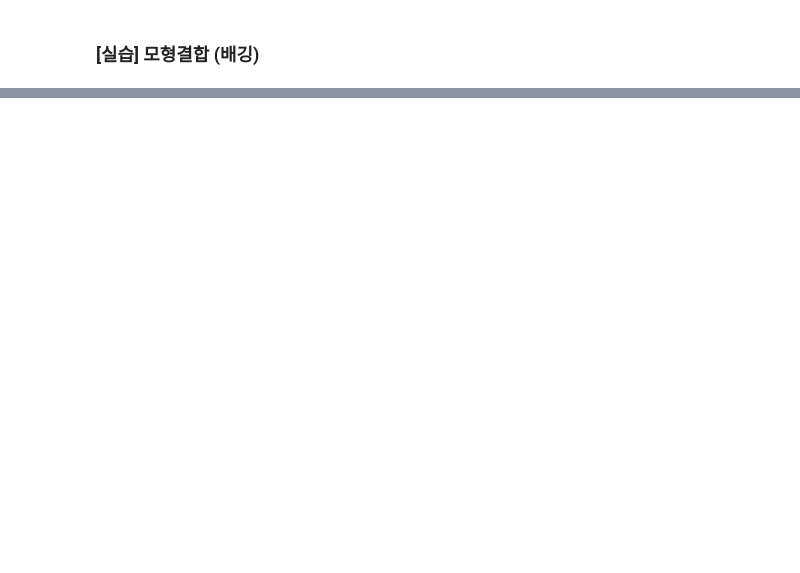
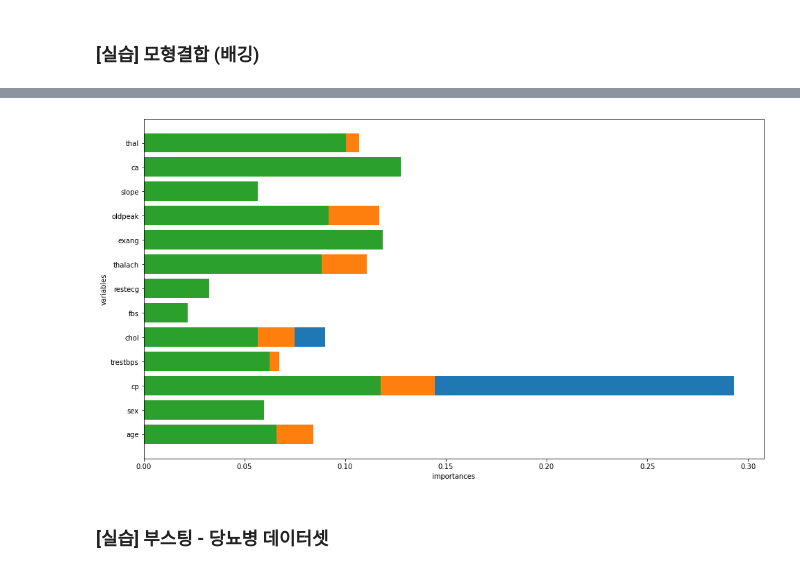
Before and after one commit to rileyko/PythonStudy, a Jupyter notebook: Ensemble/ensemble.ipynb, the cells around one changed output, grey strips where cells are left out. Saved outputs shown, nothing was run; the diff lists cells and outputs as text; code cells hidden in the pictures; blank space fills up the shorter version.

```diff
--- a/Ensemble/ensemble.ipynb
+++ b/Ensemble/ensemble.ipynb
@@ -160,0 +234,22 @@ Index(['age', 'sex', 'cp', 'trestbps', 'chol', 'fbs', 'restecg', 'thalach',
+# %%
+# 특성중요도
+%matplotlib inline
+import matplotlib.pyplot as plt
+import numpy as np
+
+def plot_tree(model):
+    n_features = X.shape[1]
+    plt.rcParams["figure.figsize"] = (16,9)
+    plt.barh(range(n_features), model.feature_importances_, align='center')
+    plt.yticks(np.arange(n_features), train_cols)
+    plt.xlabel("importances")
+    plt.ylabel("variables")
+    plt.ylim(-1, n_features)
+
+plot_tree(model1)
+plot_tree(model2)
+plot_tree(model3)
+# %% [output]
+[figure, added]
+# %% [markdown]
+### [실습] 부스팅 - 당뇨병 데이터셋
```
Also changed, not shown: parts of 19 cells of this notebook, 3 other files.
